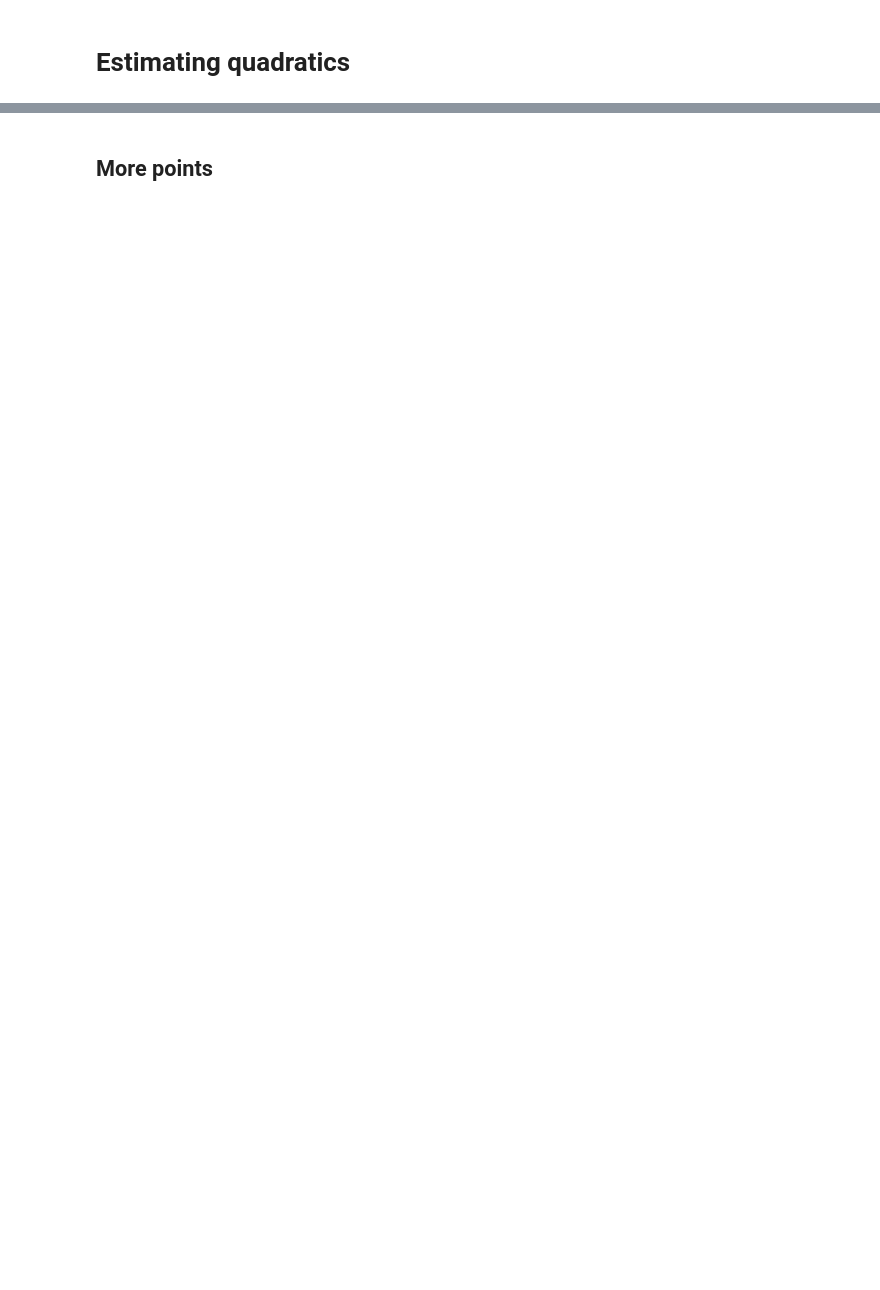
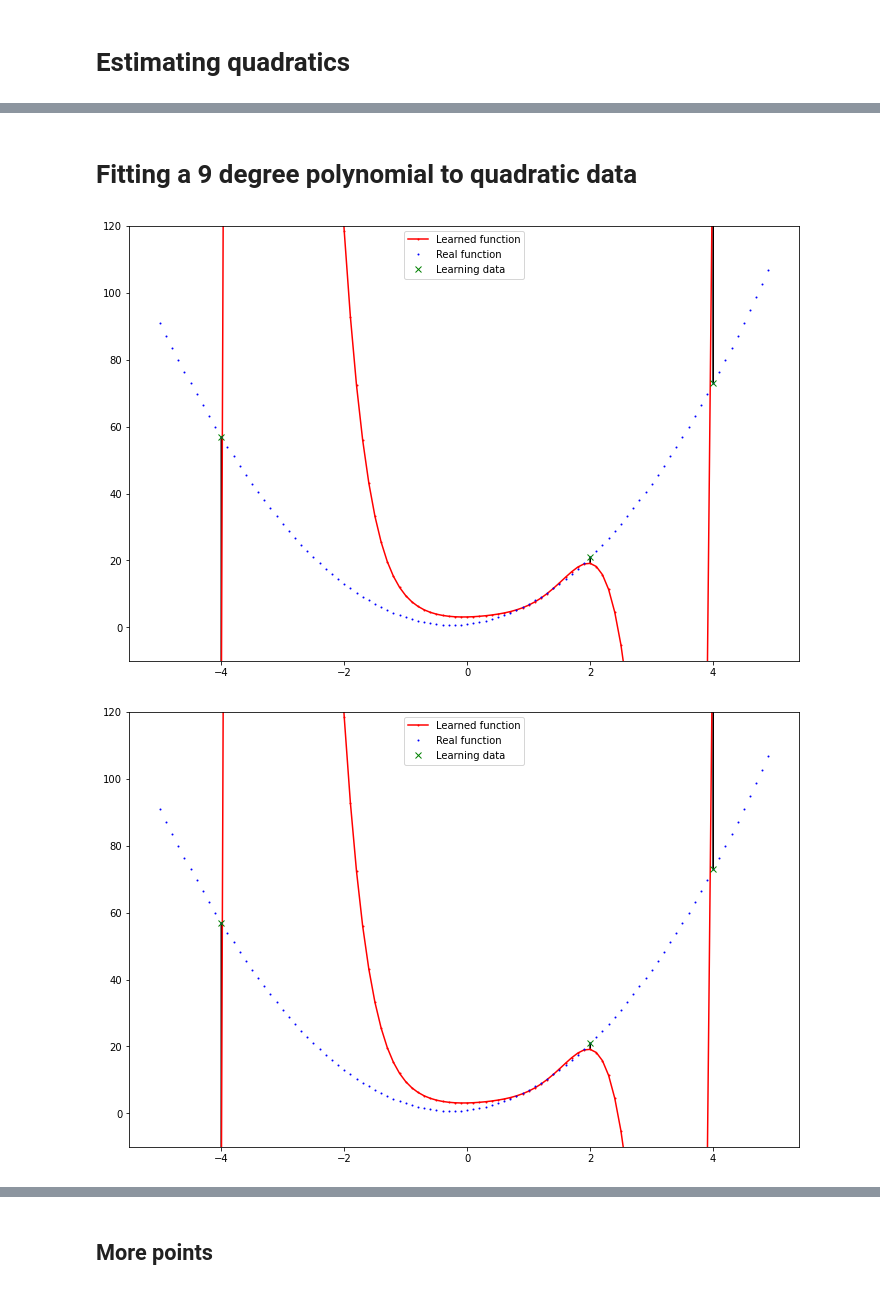
Before and after one commit to abhijat01/deepnn4se, a Jupyter notebook: presentation/part0/general-learning/polynomial-animated.ipynb, the cells around one changed output, grey strips where cells are left out. Cells and saved outputs as stored; diff of their text form; code cells hidden in the pictures; blank space fills up the shorter version.

```diff
--- a/presentation/part0/general-learning/polynomial-animated.ipynb
+++ b/presentation/part0/general-learning/polynomial-animated.ipynb
@@ -192,3 +207,5 @@ net.print_weights()
+# %% [markdown]
+<h1>Fitting a 9 degree polynomial to quadratic data</h1>
 # %%
 x = np.array([-4.,4, 2])
 y = quad(x)
@@ -199,18 +216,22 @@ loss_func = nn.MSELoss()
 # %%
 losses=[]
 each_n = 1000
 for i in range(each_n*10):
     optimizer.zero_grad()
     y_pred  = net(x)
     loss = loss_func(y_pred, y_t)
     losses.append(loss)
     loss.backward()
     optimizer.step()
     if i%each_n == 0 :
         loss_n = losses[each_n:]
         if loss_n:
-            print(torch.mean(torch.Tensor(loss_n)).data)
+            #print(torch.mean(torch.Tensor(loss_n)).data)
+            plot_and_compare_animate(x,y,quad,  net, -5,5,ylim=ylim, show_arrows=True) #'quad_w_degree_9_5points.png')
         #net.print_weights()
+# %% [output]
+[figure, added]
+[figure, added]
 # %%
 ylim=(-300,300)
 plot_and_compare(x,y,quad,  net, -5,5,ylim=ylim, save_file='quad_w_degree_9.png')
```
Also changed, not shown: parts of 13 cells of this notebook, 13 other files.
